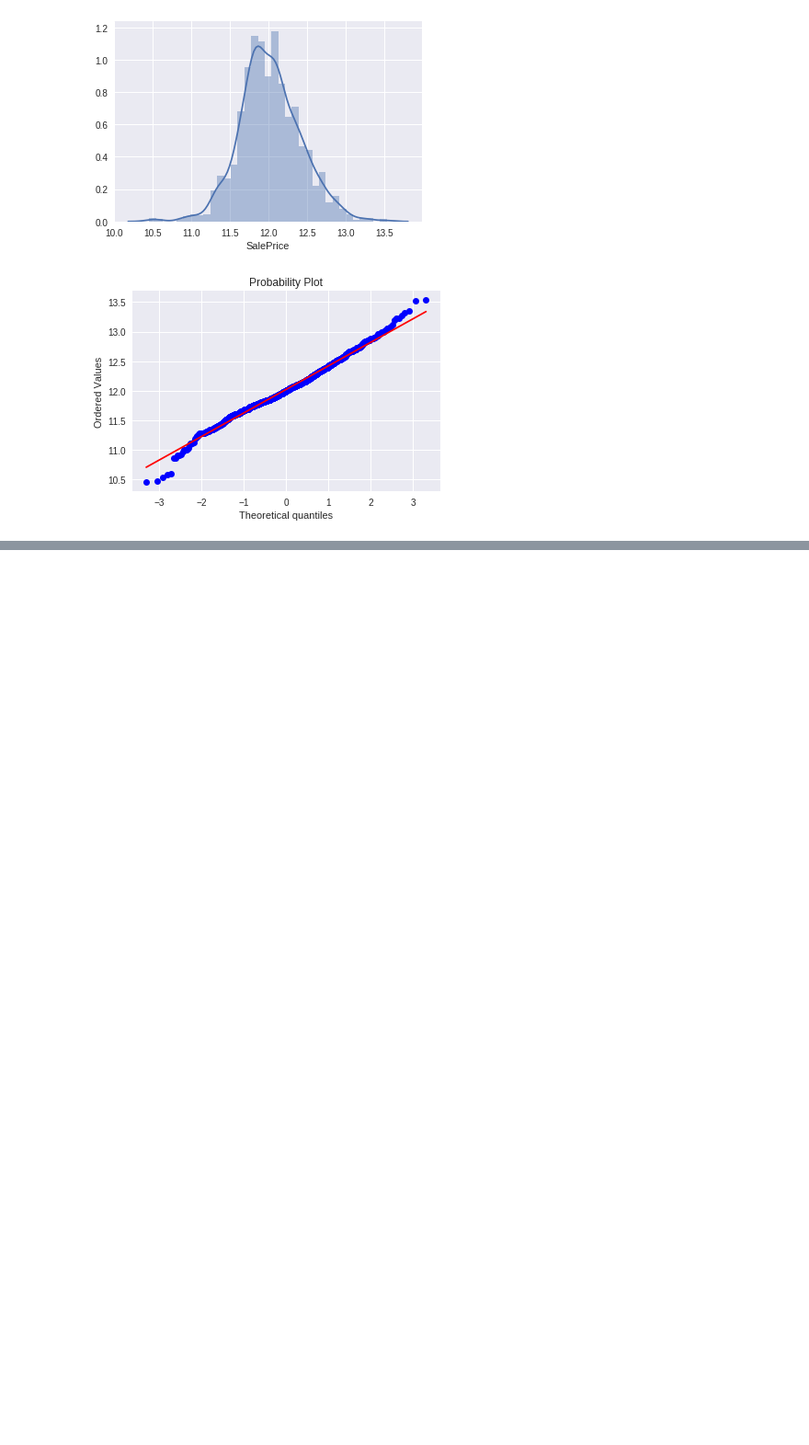
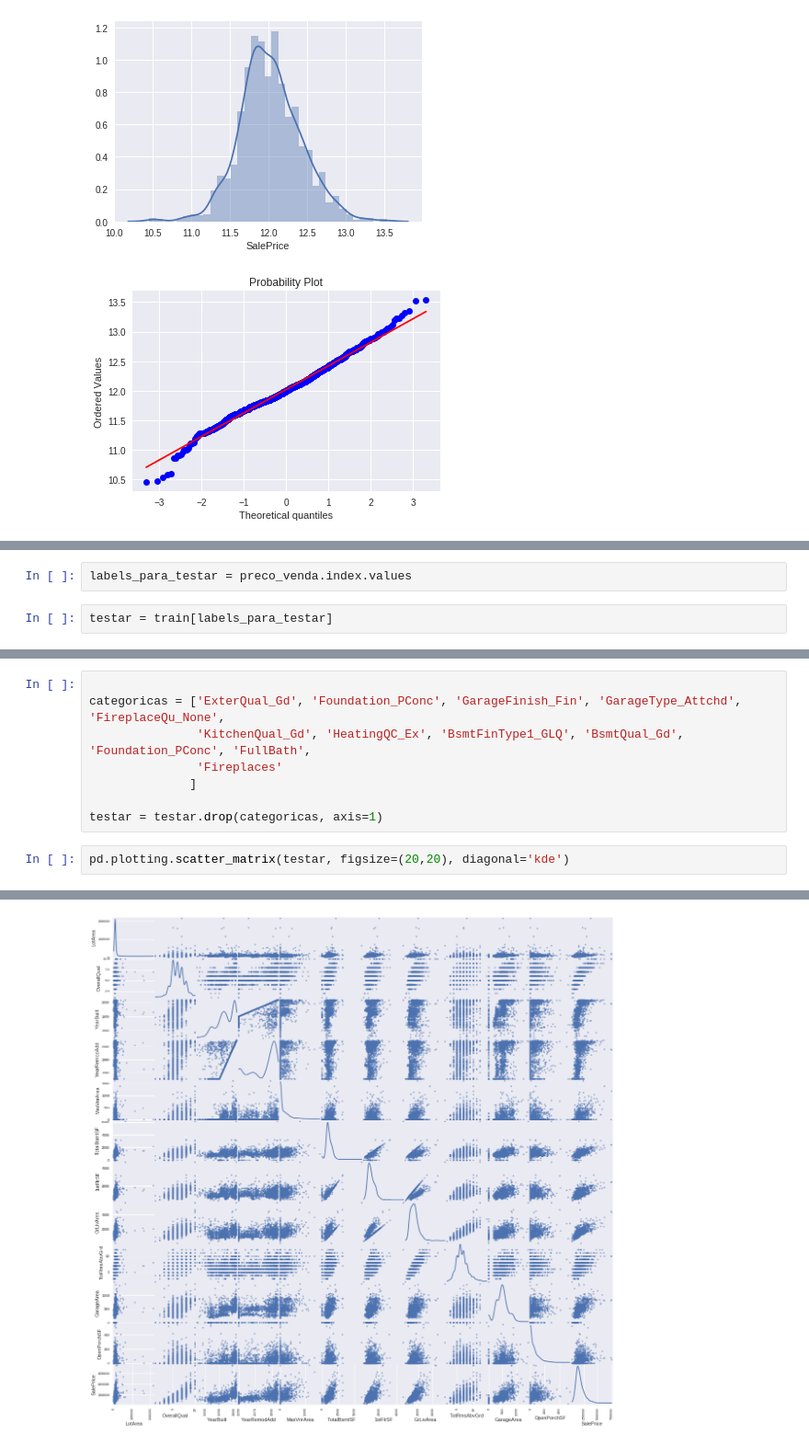
Before and after one commit to 51rL1N5/Prova_Esig, a Jupyter notebook: houseprice.ipynb, the cells around one changed output, grey strips where cells are left out. Shown at 92% size. Saved outputs shown, nothing was run; the diff lists cells and outputs as text; blank space fills up the shorter version.

```diff
--- a/houseprice.ipynb
+++ b/houseprice.ipynb
@@ -794,0 +853,4 @@ The 'normed' kwarg was deprecated in Matplotlib 2.1 and will be removed in 3.1.
+# %%
+labels_para_testar = preco_venda.index.values
+# %%
+testar = train[labels_para_testar]
@@ -794,0 +867,11 @@ The 'normed' kwarg was deprecated in Matplotlib 2.1 and will be removed in 3.1.
+# %%
+
+categoricas = ['ExterQual_Gd', 'Foundation_PConc', 'GarageFinish_Fin', 'GarageType_Attchd', 'FireplaceQu_None',
+               'KitchenQual_Gd', 'HeatingQC_Ex', 'BsmtFinType1_GLQ', 'BsmtQual_Gd', 'Foundation_PConc', 'FullBath',
+               'Fireplaces'
+              ]
+
+testar = testar.drop(categoricas, axis=1)
+# %%
+pd.plotting.scatter_matrix(testar, figsize=(20,20), diagonal='kde')
+# %% [output]
@@ -794,0 +895 @@ The 'normed' kwarg was deprecated in Matplotlib 2.1 and will be removed in 3.1.
+[figure, added]
```
Also changed, not shown: parts of 35 cells of this notebook.
